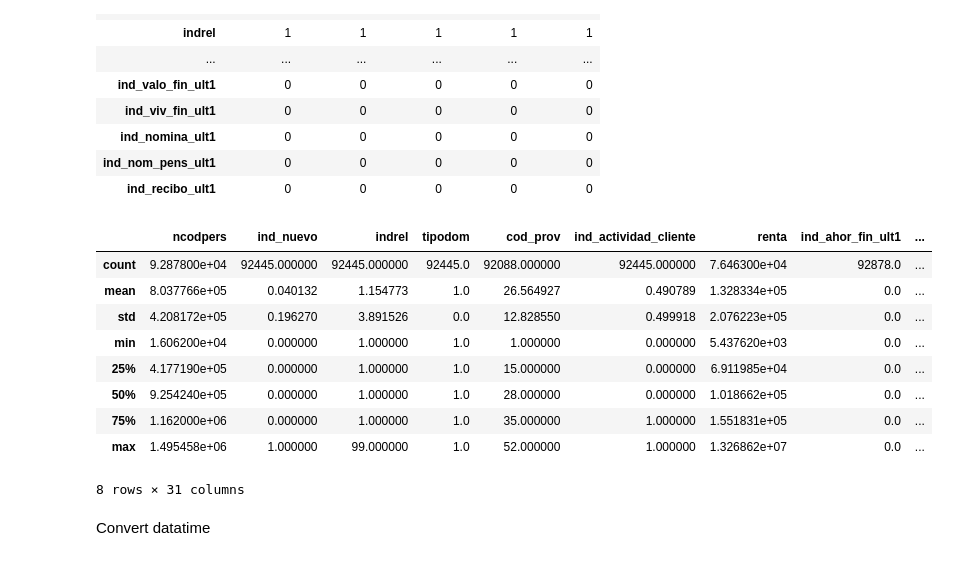
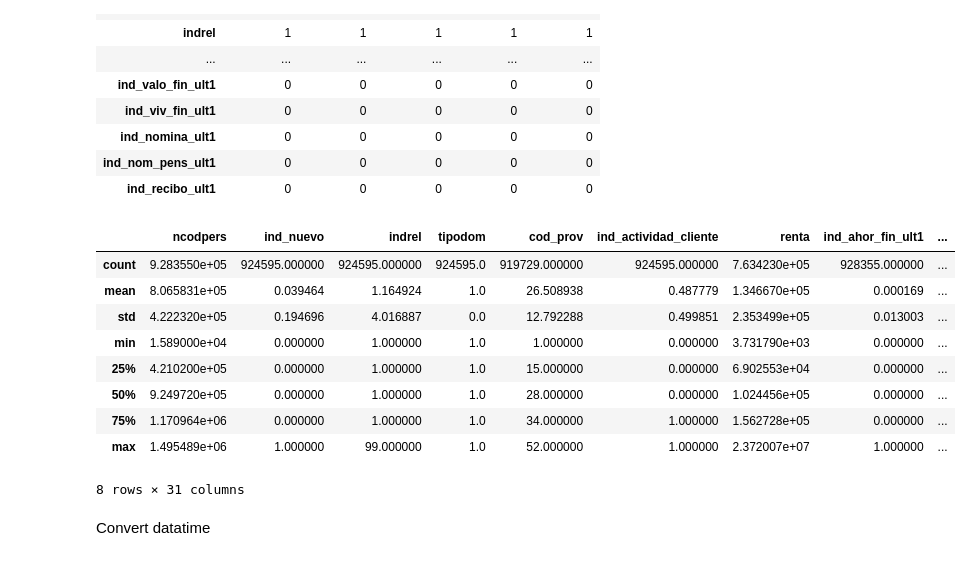
Before and after one commit to LiYan1988/santander-production-recommandation, a Jupyter notebook: notebooks/eda_1.ipynb, the cells around one changed output. Cells and saved outputs as stored; diff of their text form; code cells hidden in the pictures.

```diff
--- a/notebooks/eda_1.ipynb
+++ b/notebooks/eda_1.ipynb
@@ -39,20 +46,20 @@ df.head().T
 # %%
 unique_ids = pd.Series(df['ncodpers'].unique())
 # %%
-limit_people = 12000
+limit_people = 120000
 unique_id = unique_ids.sample(limit_people)
 df = df[df.ncodpers.isin(unique_id)]
 df.describe()
 # %% [output]
 |  | ncodpers | ind_nuevo | indrel | tipodom | cod_prov | ind_actividad_cliente | renta | ind_ahor_fin_ult1 | ... |
-| count | 9.287800e+04 | 92445.000000 | 92445.000000 | 92445.0 | 92088.000000 | 92445.000000 | 7.646300e+04 | 92878.0 | ... |
-| mean | 8.037766e+05 | 0.040132 | 1.154773 | 1.0 | 26.564927 | 0.490789 | 1.328334e+05 | 0.0 | ... |
-| std | 4.208172e+05 | 0.196270 | 3.891526 | 0.0 | 12.828550 | 0.499918 | 2.076223e+05 | 0.0 | ... |
-| min | 1.606200e+04 | 0.000000 | 1.000000 | 1.0 | 1.000000 | 0.000000 | 5.437620e+03 | 0.0 | ... |
-| 25% | 4.177190e+05 | 0.000000 | 1.000000 | 1.0 | 15.000000 | 0.000000 | 6.911985e+04 | 0.0 | ... |
-| 50% | 9.254240e+05 | 0.000000 | 1.000000 | 1.0 | 28.000000 | 0.000000 | 1.018662e+05 | 0.0 | ... |
-| 75% | 1.162000e+06 | 0.000000 | 1.000000 | 1.0 | 35.000000 | 1.000000 | 1.551831e+05 | 0.0 | ... |
-| max | 1.495458e+06 | 1.000000 | 99.000000 | 1.0 | 52.000000 | 1.000000 | 1.326862e+07 | 0.0 | ... |
+| count | 9.283550e+05 | 924595.000000 | 924595.000000 | 924595.0 | 919729.000000 | 924595.000000 | 7.634230e+05 | 928355.000000 | ... |
+| mean | 8.065831e+05 | 0.039464 | 1.164924 | 1.0 | 26.508938 | 0.487779 | 1.346670e+05 | 0.000169 | ... |
+| std | 4.222320e+05 | 0.194696 | 4.016887 | 0.0 | 12.792288 | 0.499851 | 2.353499e+05 | 0.013003 | ... |
+| min | 1.589000e+04 | 0.000000 | 1.000000 | 1.0 | 1.000000 | 0.000000 | 3.731790e+03 | 0.000000 | ... |
+| 25% | 4.210200e+05 | 0.000000 | 1.000000 | 1.0 | 15.000000 | 0.000000 | 6.902553e+04 | 0.000000 | ... |
+| 50% | 9.249720e+05 | 0.000000 | 1.000000 | 1.0 | 28.000000 | 0.000000 | 1.024456e+05 | 0.000000 | ... |
+| 75% | 1.170964e+06 | 0.000000 | 1.000000 | 1.0 | 34.000000 | 1.000000 | 1.562728e+05 | 0.000000 | ... |
+| max | 1.495489e+06 | 1.000000 | 99.000000 | 1.0 | 52.000000 | 1.000000 | 2.372007e+07 | 1.000000 | ... |
 8 rows × 31 columns
 # %% [markdown]
 Convert datatime
```
Also changed, not shown: parts of 75 cells of this notebook.
